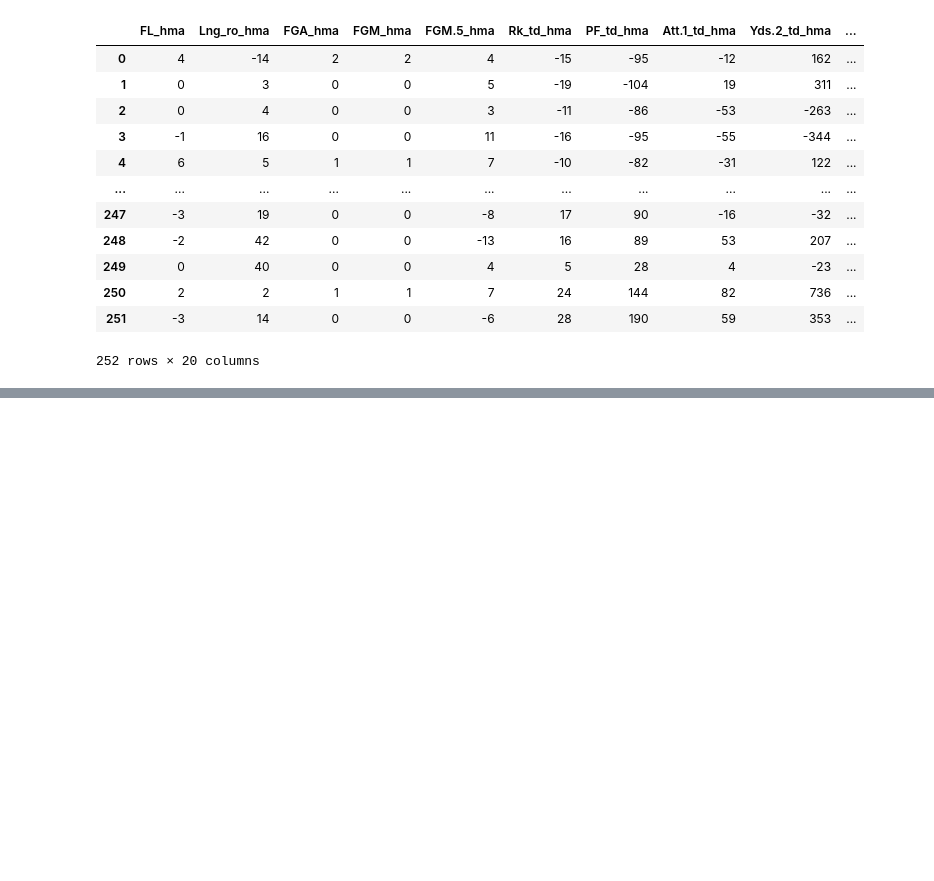
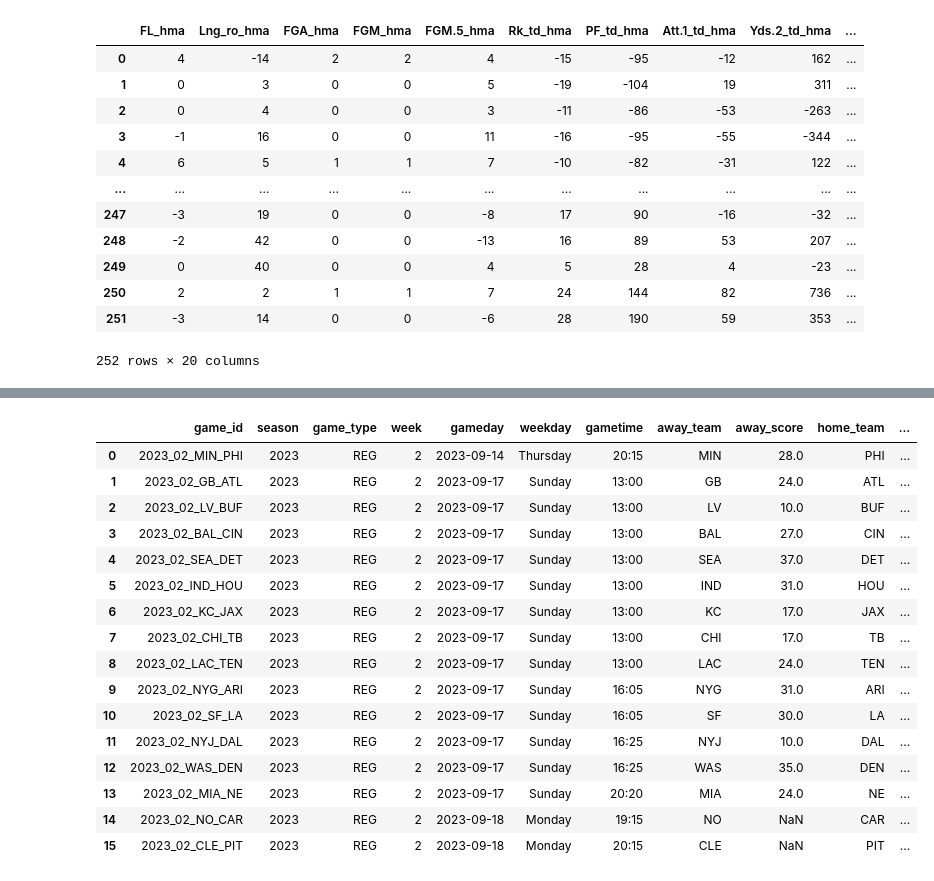
Before and after one commit to mattgilgo/nfl_betting_model, a Jupyter notebook: NFL_Betting_Models.ipynb, the cells around one changed output, grey strips where cells are left out. Cells and saved outputs as stored; diff of their text form; code cells hidden in the pictures; blank space fills up the shorter version.

```diff
--- a/NFL_Betting_Models.ipynb
+++ b/NFL_Betting_Models.ipynb
@@ -492,0 +584,28 @@ scoring_margins_important_features_df
+# %%
+week2_away_and_home = week2_away_and_home.rename(columns={"Name_x": "away_team_name", "Name_y": "home_team_name"})
+# %%
+week2_away_and_home['away_team_name'] = np.where(week2_away_and_home['away_team'] == 'LA', 'Los Angeles Rams', week2_away_and_home['away_team_name'])
+week2_away_and_home['home_team_name'] = np.where(week2_away_and_home['home_team'] == 'LA', 'Los Angeles Rams', week2_away_and_home['home_team_name'])
+# %%
+def calc_team_deltas(df_row, pass_o_df, pass_d_df, rush_o_df, rush_d_df):
+    away_team_o_passing = pass_o_df[pass_o_df['Tm'] == df_row['away_team_name']]
+    home_team_o_passing = pass_o_df[pass_o_df['Tm'] == df_row['home_team_name']]
+    away_team_d_passing = pass_d_df[pass_d_df['Tm'] == df_row['away_team_name']]
+    home_team_d_passing = pass_d_df[pass_d_df['Tm'] == df_row['home_team_name']]
+    away_team_o_rushing = rush_o_df[rush_o_df['Tm'] == df_row['away_team_name']]
+    home_team_o_rushing = rush_o_df[rush_o_df['Tm'] == df_row['home_team_name']]
+    away_team_d_rushing = rush_d_df[rush_d_df['Tm'] == df_row['away_team_name']]
+    home_team_d_rushing = rush_d_df[rush_d_df['Tm'] == df_row['home_team_name']]
+
+    print(away_team_o_passing['Y/A_vs_median'].values[0] - home_team_d_passing['Y/A_vs_median'].values[0])
+    df_row['away_o_vs_home_d_passing'] = away_team_o_passing['Y/A_vs_median'].values[0] - home_team_d_passing['Y/A_vs_median'].values[0]
+    df_row['away_d_vs_home_o_passing'] = away_team_d_passing['Y/A_vs_median'].values[0] - home_team_o_passing['Y/A_vs_median'].values[0]
+    df_row['away_o_vs_home_d_rushing'] = away_team_o_rushing['Y/A_vs_median'].values[0] - home_team_d_rushing['Y/A_vs_median'].values[0]
+    df_row['away_d_vs_home_o_rushing'] = away_team_d_rushing['Y/A_vs_median'].values[0] - home_team_o_rushing['Y/A_vs_median'].values[0]
+
+    # Code this in - if difference between away vs home is small and value of Y/A is low, than strong advantage defense
+    # Code this in - if difference between away vs home is small and value of Y/A is high, than strong advantage offense
+
+    return df_row
+# %%
+week2_away_and_home_calcs = week2_away_and_home.apply(lambda x: calc_team_deltas(x, pass_o, pass_d, rush_o, rush_d), axis=1)
@@ -492,0 +629,20 @@ scoring_margins_important_features_df
+# %%
+week2_away_and_home_calcs
+# %% [output]
+|  | game_id | season | game_type | week | gameday | weekday | gametime | away_team | away_score | home_team | ... |
+| 0 | 2023_02_MIN_PHI | 2023 | REG | 2 | 2023-09-14 | Thursday | 20:15 | MIN | 28.0 | PHI | ... |
+| 1 | 2023_02_GB_ATL | 2023 | REG | 2 | 2023-09-17 | Sunday | 13:00 | GB | 24.0 | ATL | ... |
+| 2 | 2023_02_LV_BUF | 2023 | REG | 2 | 2023-09-17 | Sunday | 13:00 | LV | 10.0 | BUF | ... |
+| 3 | 2023_02_BAL_CIN | 2023 | REG | 2 | 2023-09-17 | Sunday | 13:00 | BAL | 27.0 | CIN | ... |
+| 4 | 2023_02_SEA_DET | 2023 | REG | 2 | 2023-09-17 | Sunday | 13:00 | SEA | 37.0 | DET | ... |
+| 5 | 2023_02_IND_HOU | 2023 | REG | 2 | 2023-09-17 | Sunday | 13:00 | IND | 31.0 | HOU | ... |
+| 6 | 2023_02_KC_JAX | 2023 | REG | 2 | 2023-09-17 | Sunday | 13:00 | KC | 17.0 | JAX | ... |
+| 7 | 2023_02_CHI_TB | 2023 | REG | 2 | 2023-09-17 | Sunday | 13:00 | CHI | 17.0 | TB | ... |
+| 8 | 2023_02_LAC_TEN | 2023 | REG | 2 | 2023-09-17 | Sunday | 13:00 | LAC | 24.0 | TEN | ... |
+| 9 | 2023_02_NYG_ARI | 2023 | REG | 2 | 2023-09-17 | Sunday | 16:05 | NYG | 31.0 | ARI | ... |
+| 10 | 2023_02_SF_LA | 2023 | REG | 2 | 2023-09-17 | Sunday | 16:05 | SF | 30.0 | LA | ... |
+| 11 | 2023_02_NYJ_DAL | 2023 | REG | 2 | 2023-09-17 | Sunday | 16:25 | NYJ | 10.0 | DAL | ... |
+| 12 | 2023_02_WAS_DEN | 2023 | REG | 2 | 2023-09-17 | Sunday | 16:25 | WAS | 35.0 | DEN | ... |
+| 13 | 2023_02_MIA_NE | 2023 | REG | 2 | 2023-09-17 | Sunday | 20:20 | MIA | 24.0 | NE | ... |
+| 14 | 2023_02_NO_CAR | 2023 | REG | 2 | 2023-09-18 | Monday | 19:15 | NO | NaN | CAR | ... |
+| 15 | 2023_02_CLE_PIT | 2023 | REG | 2 | 2023-09-18 | Monday | 20:15 | CLE | NaN | PIT | ... |
```
Also changed, not shown: parts of 15 cells of this notebook, 1 other file.
